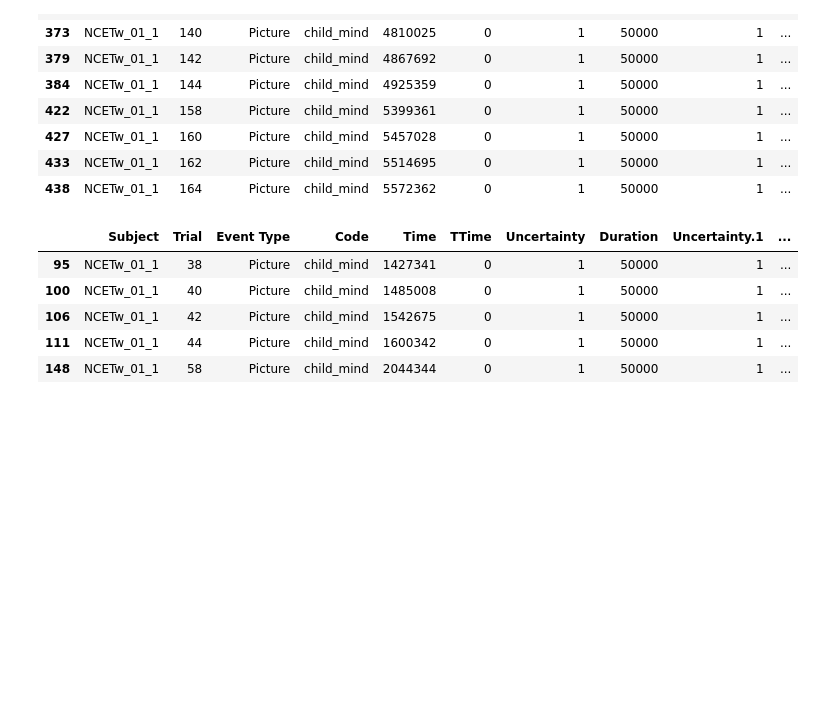
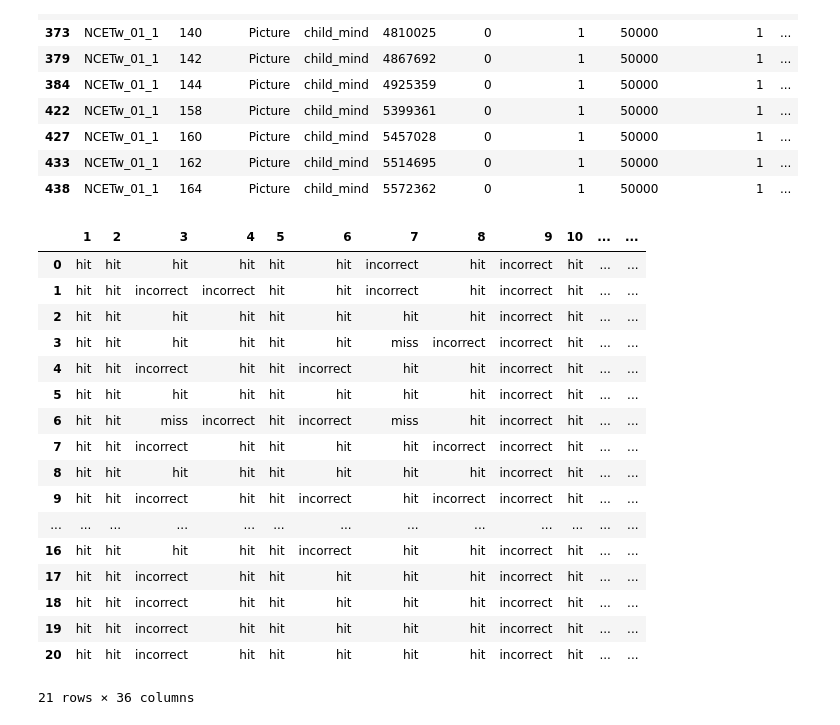
Before and after one commit to jszczypinski/NCET_IRT_analysis, a Jupyter notebook: Extracting_item_responses_NCET.ipynb, the cells around one changed output. Cells and saved outputs as stored; diff of their text form; code cells hidden in the pictures; blank space fills up the shorter version.

```diff
--- a/Extracting_item_responses_NCET.ipynb
+++ b/Extracting_item_responses_NCET.ipynb
@@ -62,29 +62,66 @@ for fname in directory:
             print('string not found')
         f.close()
 # %%
+#### process logs for patients presented with presentation v1
+
 import glob
 import os
 import pandas as pd
-os.chdir(r'C:\Users\kalkulator_wum\NCET_IRT_analysis')
-file_list = (glob.glob("*.log"))
-type (x)
-for i in file_list:
-    file1 = open (file, "r")
+#os.chdir(r'C:\Users\kalkulator_wum\NCET_IRT_analysis')
+file_list = (glob.glob("*1-RMET*.log"))
+for i in range(0,len(file_list),2):
+    file = file_list[i]
     with open (file, "r") as file1:
         logs = file1.read()
     logs = logs[51:]
     file_to_write = file[0:19] +".csv"
     with open (file_to_write ,"w") as ftw:
         for line in logs:
             ftw.write(line)
-    log = pd.read_csv(file_to_write, sep = '\t', header = 0, keep_default_na=False)
-    log[50:65]
-    log = log.loc[log['Code'] == "child_mind"]
-log.head()
+    log1 = pd.read_csv(file_to_write, sep = '\t', header = 0, keep_default_na=False)
+    log1[50:65]
+    log1 = log1.loc[log1['Code'] == "child_mind"]
+
+    file = file_list[i+1]
+    with open (file, "r") as file2:
+        logs = file2.read()
+    logs = logs[51:]
+    file_to_write = file[0:19] +".csv"
+    with open (file_to_write ,"w") as ftw:
+        for line in logs:
+            ftw.write(line)
+    log2 = pd.read_csv(file_to_write, sep = '\t', header = 0, keep_default_na=False)
+    log2[50:65]
+    log2 = log2.loc[log2['Code'] == "child_mind"]
+    log = pd.concat([log1,log2])
+    if i < 1:
+        data_v1 = log[['Stim Type']]
+        data_v1.set_index(pd.Index(list(range(1,37))),drop = True, inplace = True)
+        data_v1=data_v1.transpose()
+    else:
+        data_v1_app = log[['Stim Type']]
+        data_v1_app.set_index(pd.Index(list(range(1,37))),drop = True, inplace = True)
+        data_v1_app = data_v1_app.transpose()
+        data_v1 = pd.concat([data_v1,data_v1_app])
+
+    data_v1.set_index(pd.Index(list(range(len(data_v1)))),drop = True, inplace = True)
+data_v1
 # %% [output]
-|  | Subject | Trial | Event Type | Code | Time | TTime | Uncertainty | Duration | Uncertainty.1 | ... |
-| 95 | NCETw_01_1 | 38 | Picture | child_mind | 1427341 | 0 | 1 | 50000 | 1 | ... |
-| 100 | NCETw_01_1 | 40 | Picture | child_mind | 1485008 | 0 | 1 | 50000 | 1 | ... |
-| 106 | NCETw_01_1 | 42 | Picture | child_mind | 1542675 | 0 | 1 | 50000 | 1 | ... |
-| 111 | NCETw_01_1 | 44 | Picture | child_mind | 1600342 | 0 | 1 | 50000 | 1 | ... |
-| 148 | NCETw_01_1 | 58 | Picture | child_mind | 2044344 | 0 | 1 | 50000 | 1 | ... |
+|  | 1 | 2 | 3 | 4 | 5 | 6 | 7 | 8 | 9 | 10 | ... | ... |
+| 0 | hit | hit | hit | hit | hit | hit | incorrect | hit | incorrect | hit | ... | ... |
+| 1 | hit | hit | incorrect | incorrect | hit | hit | incorrect | hit | incorrect | hit | ... | ... |
+| 2 | hit | hit | hit | hit | hit | hit | hit | hit | incorrect | hit | ... | ... |
+| 3 | hit | hit | hit | hit | hit | hit | miss | incorrect | incorrect | hit | ... | ... |
+| 4 | hit | hit | incorrect | hit | hit | incorrect | hit | hit | incorrect | hit | ... | ... |
+| 5 | hit | hit | hit | hit | hit | hit | hit | hit | incorrect | hit | ... | ... |
+| 6 | hit | hit | miss | incorrect | hit | incorrect | miss | hit | incorrect | hit | ... | ... |
+| 7 | hit | hit | incorrect | hit | hit | hit | hit | incorrect | incorrect | hit | ... | ... |
+| 8 | hit | hit | hit | hit | hit | hit | hit | hit | incorrect | hit | ... | ... |
+| 9 | hit | hit | incorrect | hit | hit | incorrect | hit | incorrect | incorrect | hit | ... | ... |
+| ... | ... | ... | ... | ... | ... | ... | ... | ... | ... | ... | ... | ... |
+| 16 | hit | hit | hit | hit | hit | incorrect | hit | hit | incorrect | hit | ... | ... |
+| 17 | hit | hit | incorrect | hit | hit | hit | hit | hit | incorrect | hit | ... | ... |
+| 18 | hit | hit | incorrect | hit | hit | hit | hit | hit | incorrect | hit | ... | ... |
+| 19 | hit | hit | incorrect | hit | hit | hit | hit | hit | incorrect | hit | ... | ... |
+| 20 | hit | hit | incorrect | hit | hit | hit | hit | hit | incorrect | hit | ... | ... |
+21 rows × 36 columns
```
Also changed, not shown: parts of 6 cells of this notebook.
